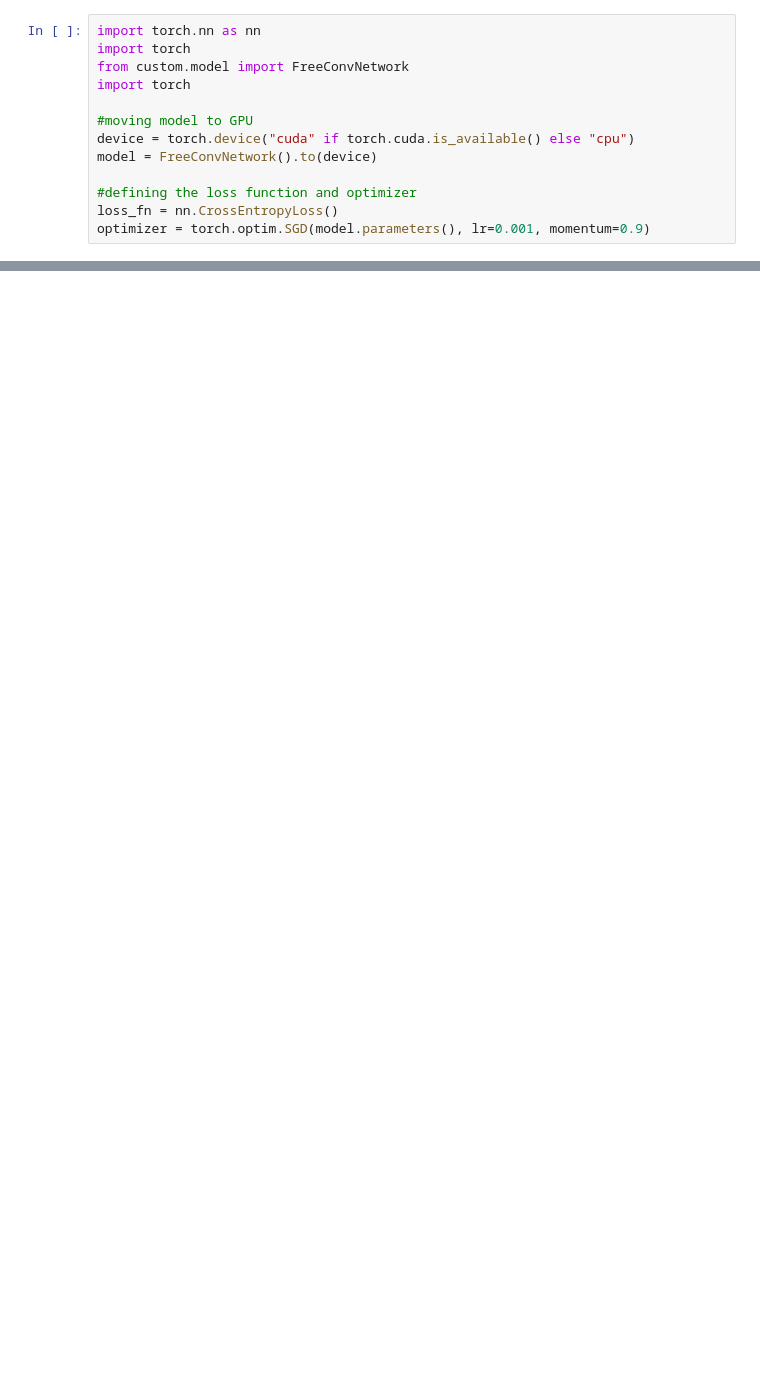
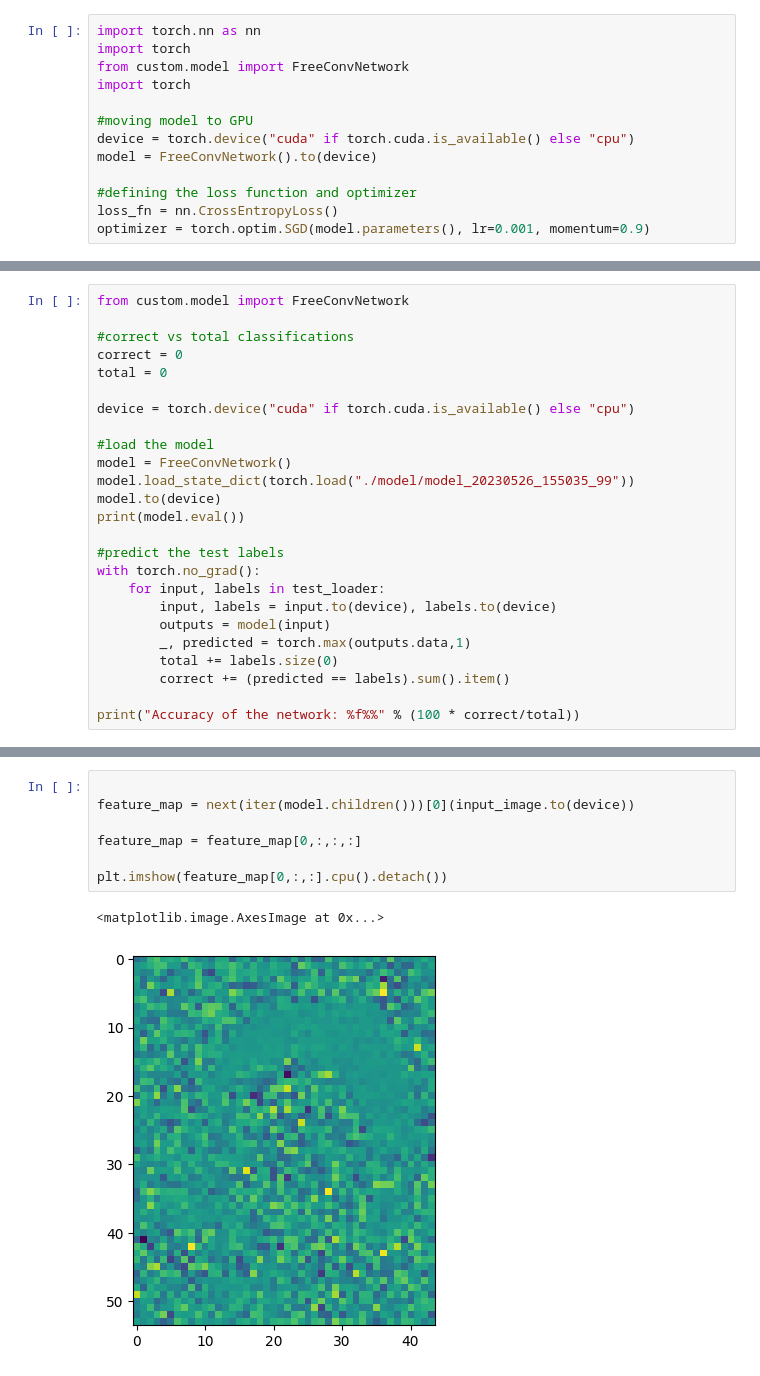
Before and after one commit to Lassedi/VisLab_DNNProject, a Jupyter notebook: main.ipynb, the cells around one changed output, grey strips where cells are left out. Saved outputs shown, nothing was run; the diff lists cells and outputs as text; blank space fills up the shorter version.

Commit message:
first model acc & layer act visu

```diff
--- a/main.ipynb
+++ b/main.ipynb
@@ -225,0 +224,25 @@ enumerate(train_loader)
+# %%
+from custom.model import FreeConvNetwork
+
+#correct vs total classifications
+correct = 0
+total = 0
+
+device = torch.device("cuda" if torch.cuda.is_available() else "cpu")
+
+#load the model
+model = FreeConvNetwork()
+model.load_state_dict(torch.load("./model/model_20230526_155035_99"))
+model.to(device)
+print(model.eval())
+
+#predict the test labels
+with torch.no_grad():
+    for input, labels in test_loader:
+        input, labels = input.to(device), labels.to(device)
+        outputs = model(input)
+        _, predicted = torch.max(outputs.data,1)
+        total += labels.size(0)
+        correct += (predicted == labels).sum().item()
+
+print("Accuracy of the network: %f%%" % (100 * correct/total))
@@ -225,0 +272,10 @@ enumerate(train_loader)
+# %%
+
+feature_map = next(iter(model.children()))[0](input_image.to(device))
+
+feature_map = feature_map[0,:,:,:]
+
+plt.imshow(feature_map[0,:,:].cpu().detach())
+# %% [output]
+<matplotlib.image.AxesImage at 0x...>
+[figure, added]
```
Also changed, not shown: parts of 11 cells of this notebook, 3 other files.
